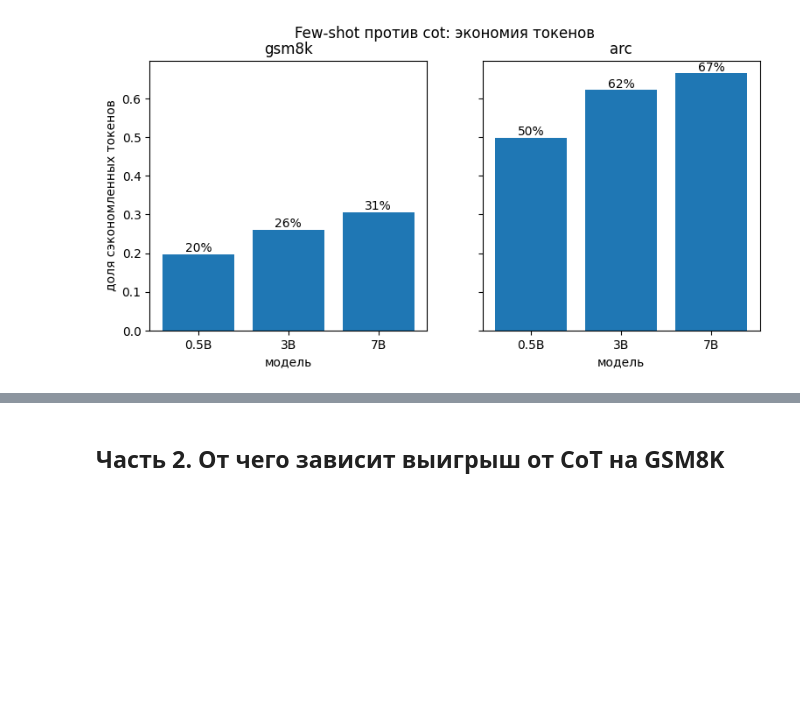
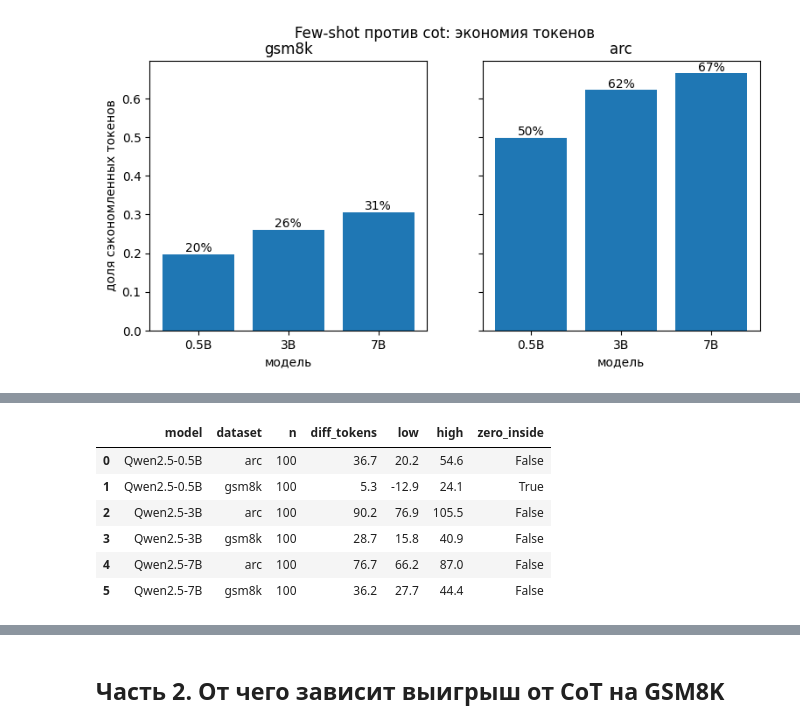
Before and after one commit to hochudomoy/Chain-of-thought, a Jupyter notebook: notebooks/analysis.ipynb, the cells around one changed output, grey strips where cells are left out. Saved outputs shown, nothing was run; the diff lists cells and outputs as text; code cells hidden in the pictures; blank space fills up the shorter version.

```diff
--- a/notebooks/analysis.ipynb
+++ b/notebooks/analysis.ipynb
@@ -225,0 +297,20 @@ plt.show()
+# %%
+wide_len = fs100.pivot_table(index=["model", "dataset", "question_id"], columns="variant", values="n_tokens").reset_index()
+
+rows = []
+for (model, dataset), g in wide_len.groupby(["model", "dataset"]):
+    d = (g["k3_long"] - g["k3_short"]).dropna().values
+    boots = [rng.choice(d, size=len(d), replace=True).mean() for i in range(1000)]
+    rows.append(dict(model=model, dataset=dataset, n=len(d), diff_tokens=d.mean(),
+                     low=np.percentile(boots, 2.5), high=np.percentile(boots, 97.5)))
+fs_len = pd.DataFrame(rows).round(1)
+fs_len["zero_inside"] = (fs_len["low"] <= 0) & (fs_len["high"] >= 0)
+fs_len
+# %% [output]
+|  | model | dataset | n | diff_tokens | low | high | zero_inside |
+| 0 | Qwen2.5-0.5B | arc | 100 | 36.7 | 20.2 | 54.6 | False |
+| 1 | Qwen2.5-0.5B | gsm8k | 100 | 5.3 | -12.9 | 24.1 | True |
+| 2 | Qwen2.5-3B | arc | 100 | 90.2 | 76.9 | 105.5 | False |
+| 3 | Qwen2.5-3B | gsm8k | 100 | 28.7 | 15.8 | 40.9 | False |
+| 4 | Qwen2.5-7B | arc | 100 | 76.7 | 66.2 | 87.0 | False |
+| 5 | Qwen2.5-7B | gsm8k | 100 | 36.2 | 27.7 | 44.4 | False |
```
Also changed, not shown: parts of 15 cells of this notebook.
